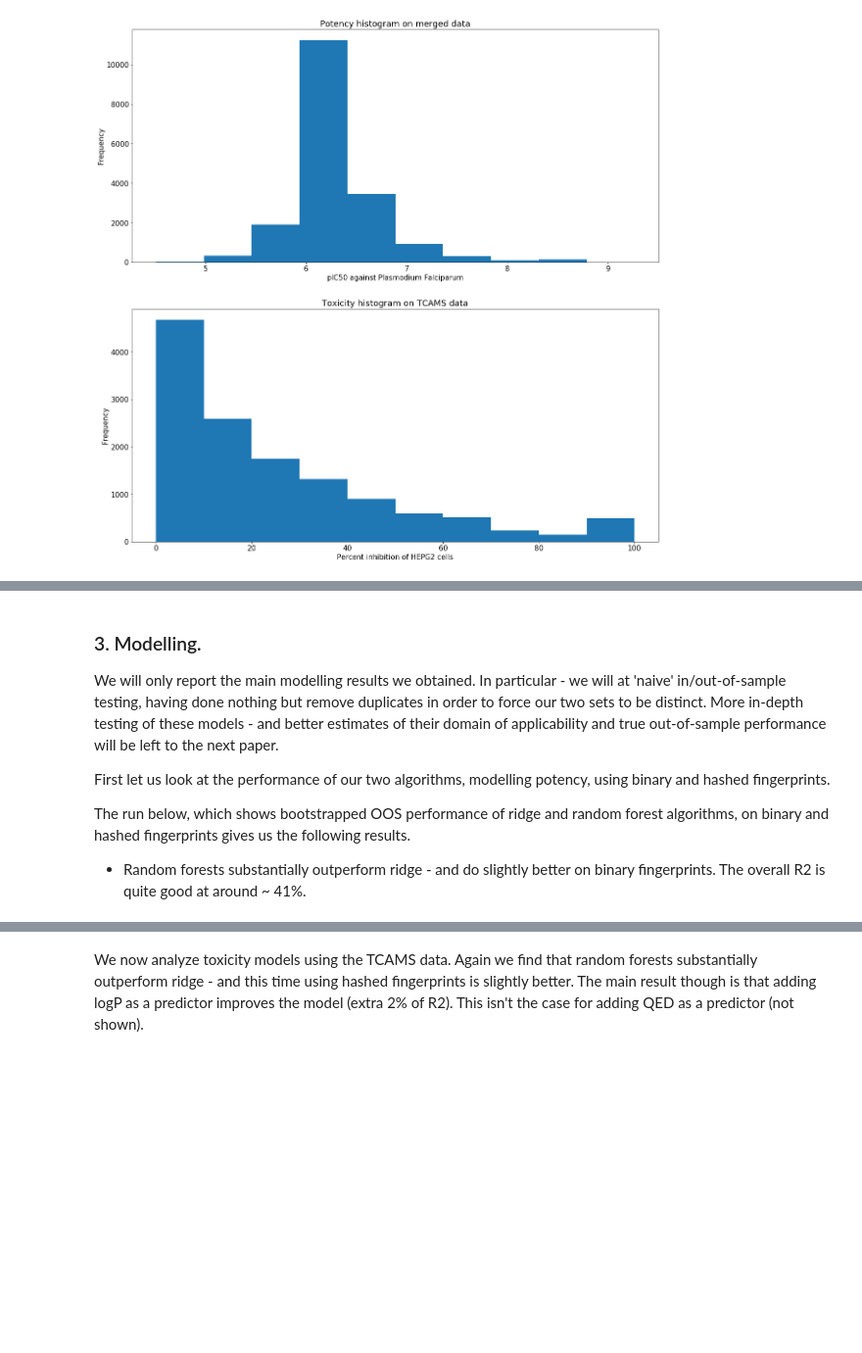
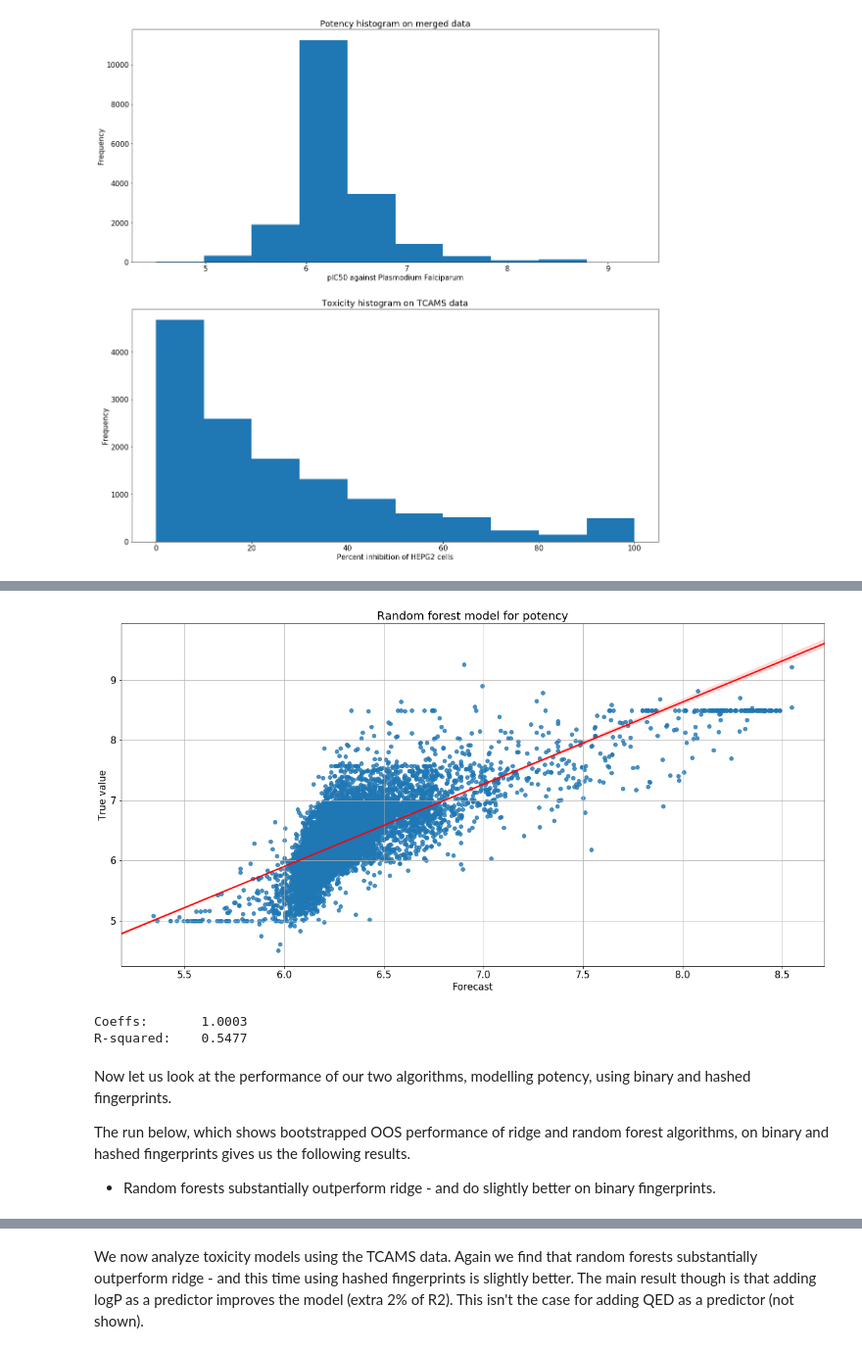
Before and after one commit to owatson/PenalizedPrediction, a Jupyter notebook: MalariaPaper.ipynb, the cells around one changed output, grey strips where cells are left out. Shown at 98% size. Drawn from its saved outputs; the diff is of its cells as text; code cells hidden in the pictures; blank space fills up the shorter version.

Commit message:
Added various points - particularly relating to R^2 and the bias correction calculation

```diff
--- a/MalariaPaper.ipynb
+++ b/MalariaPaper.ipynb
@@ -174,13 +211,41 @@ savefig('figures/fig1_hists.png')
+# %%
+from sklearn.ensemble import RandomForestRegressor
+from sklearn.linear_model import Ridge, RidgeCV
+
+model_dict = {'ridge' : {'m': Ridge, 'kw': {'fit_intercept': True, 'alpha': 0.1}},
+              'rcv':  {'m': RidgeCV, 'kw': {'cv': 5}},
+              'rf': {'m': RandomForestRegressor, 'kw': {'n_estimators': 100, 'n_jobs': 4, 'max_depth': 10}}}
+
+method = 'rf'
+mdl = model_dict[method]['m'](**model_dict[method]['kw'])
+target = full_df.POTENCY.values
+gd = ~np.isnan(target)
+preds = np.asarray([x for x in full_df.fps[gd]])
+
+mdl.fit(preds, target)
+fc = mdl.predict(preds)
+# %%
+figsize(20, 10)
+import seaborn as sns
+sns.regplot(x=fc,y=target,fit_reg=True, line_kws={'color' : 'red'})
+_ = plt.title('Random forest model for potency')
+plt.xlabel('Forecast')
+plt.ylabel('True value')
+plt.grid(True)
+# %% [output]
+[figure, added]
+# %%
+# And we get 54% R^2 (on the whole set!)
+stats.regress(target, [fc,])
+# %% [output]
+Coeffs:       1.0003
+R-squared:    0.5477
 # %% [markdown]
-### 3. Modelling.
-
-We will only report the main modelling results we obtained. In particular - we will at 'naive' in/out-of-sample testing, having done nothing but remove duplicates in order to force our two sets to be distinct.  More in-depth testing of these models - and better estimates of their domain of applicability and true out-of-sample performance will be left to the next paper.
-
-First let us look at the performance of our two algorithms, modelling potency, using binary and hashed fingerprints.
+Now let us look at the performance of our two algorithms, modelling potency, using binary and hashed fingerprints.
 
 The run below, which shows bootstrapped OOS performance of ridge and random forest algorithms, on binary and hashed fingerprints gives us the following results.
 
-- Random forests substantially outperform ridge - and do slightly better on binary fingerprints.  The overall R2 is quite good at around ~ 41%.
+- Random forests substantially outperform ridge - and do slightly better on binary fingerprints.
 # %%
 stats.run_suite(full_df, 'POTENCY')
 # %% [output]
```
Also changed, not shown: parts of 20 cells of this notebook, 1 other file.
